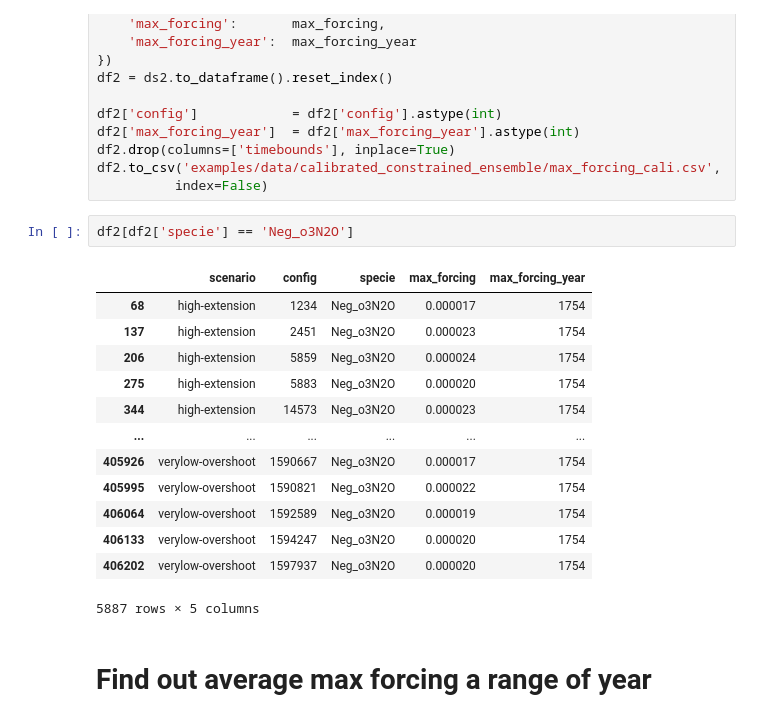
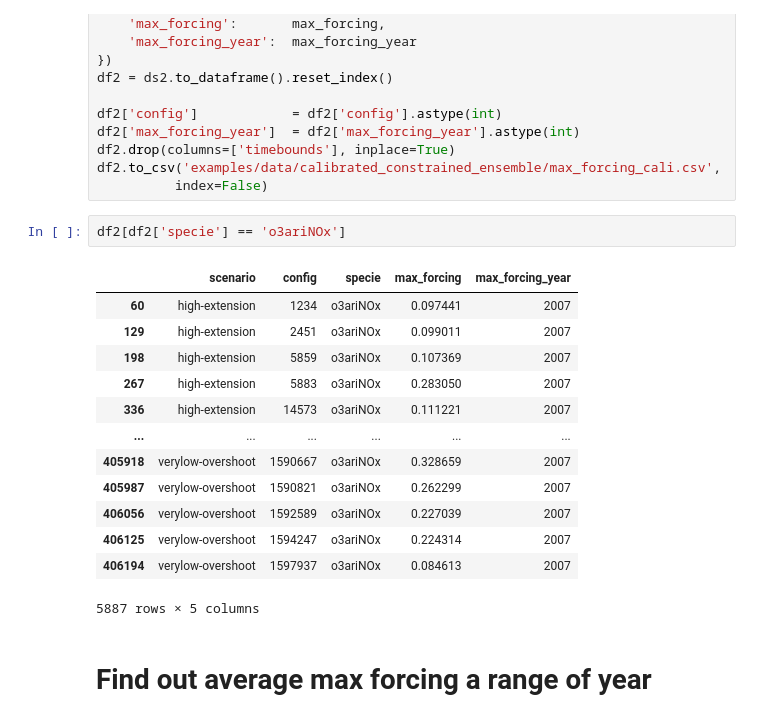
Before and after one commit to xuxingcheng/FAIR-emission-climate-model, a Jupyter notebook: Max Forcing Analysis.ipynb, the cells around one changed output. Saved outputs shown, nothing was run; the diff lists cells and outputs as text.

```diff
--- a/Max Forcing Analysis.ipynb
+++ b/Max Forcing Analysis.ipynb
@@ -333,20 +365,20 @@ df2.drop(columns=['timebounds'], inplace=True)
 df2.to_csv('examples/data/calibrated_constrained_ensemble/max_forcing_cali.csv',
           index=False)
 # %%
-df2[df2['specie'] == 'Neg_o3N2O']
+df2[df2['specie'] == 'o3ariNOx']
 # %% [output]
 |  | scenario | config | specie | max_forcing | max_forcing_year |
-| 68 | high-extension | 1234 | Neg_o3N2O | 0.000017 | 1754 |
-| 137 | high-extension | 2451 | Neg_o3N2O | 0.000023 | 1754 |
-| 206 | high-extension | 5859 | Neg_o3N2O | 0.000024 | 1754 |
-| 275 | high-extension | 5883 | Neg_o3N2O | 0.000020 | 1754 |
-| 344 | high-extension | 14573 | Neg_o3N2O | 0.000023 | 1754 |
+| 60 | high-extension | 1234 | o3ariNOx | 0.097441 | 2007 |
+| 129 | high-extension | 2451 | o3ariNOx | 0.099011 | 2007 |
+| 198 | high-extension | 5859 | o3ariNOx | 0.107369 | 2007 |
+| 267 | high-extension | 5883 | o3ariNOx | 0.283050 | 2007 |
+| 336 | high-extension | 14573 | o3ariNOx | 0.111221 | 2007 |
 | ... | ... | ... | ... | ... | ... |
-| 405926 | verylow-overshoot | 1590667 | Neg_o3N2O | 0.000017 | 1754 |
-| 405995 | verylow-overshoot | 1590821 | Neg_o3N2O | 0.000022 | 1754 |
-| 406064 | verylow-overshoot | 1592589 | Neg_o3N2O | 0.000019 | 1754 |
-| 406133 | verylow-overshoot | 1594247 | Neg_o3N2O | 0.000020 | 1754 |
-| 406202 | verylow-overshoot | 1597937 | Neg_o3N2O | 0.000020 | 1754 |
+| 405918 | verylow-overshoot | 1590667 | o3ariNOx | 0.328659 | 2007 |
+| 405987 | verylow-overshoot | 1590821 | o3ariNOx | 0.262299 | 2007 |
+| 406056 | verylow-overshoot | 1592589 | o3ariNOx | 0.227039 | 2007 |
+| 406125 | verylow-overshoot | 1594247 | o3ariNOx | 0.224314 | 2007 |
+| 406194 | verylow-overshoot | 1597937 | o3ariNOx | 0.084613 | 2007 |
 5887 rows × 5 columns
 # %% [markdown]
 # Find out average max forcing a range of year
```
Also changed, not shown: parts of 17 cells of this notebook, 2 other files.
